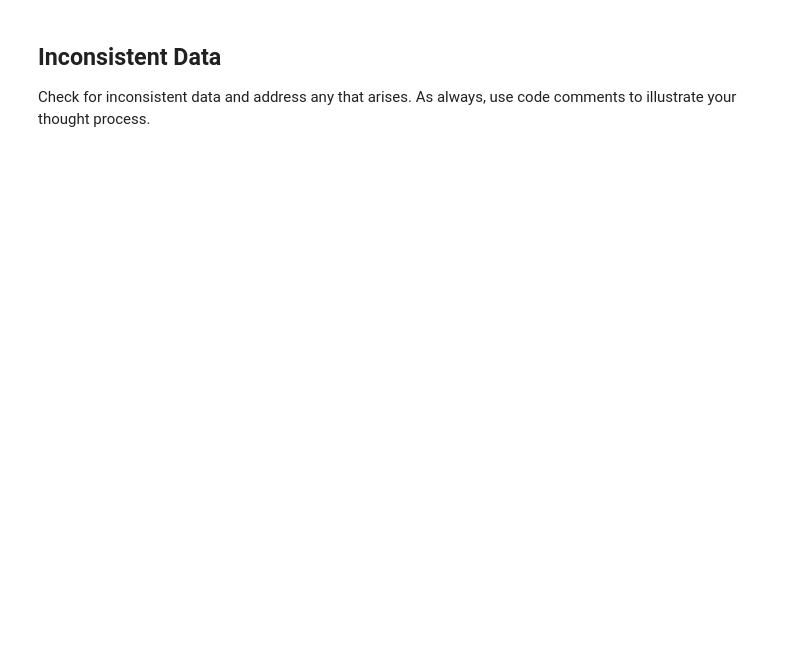
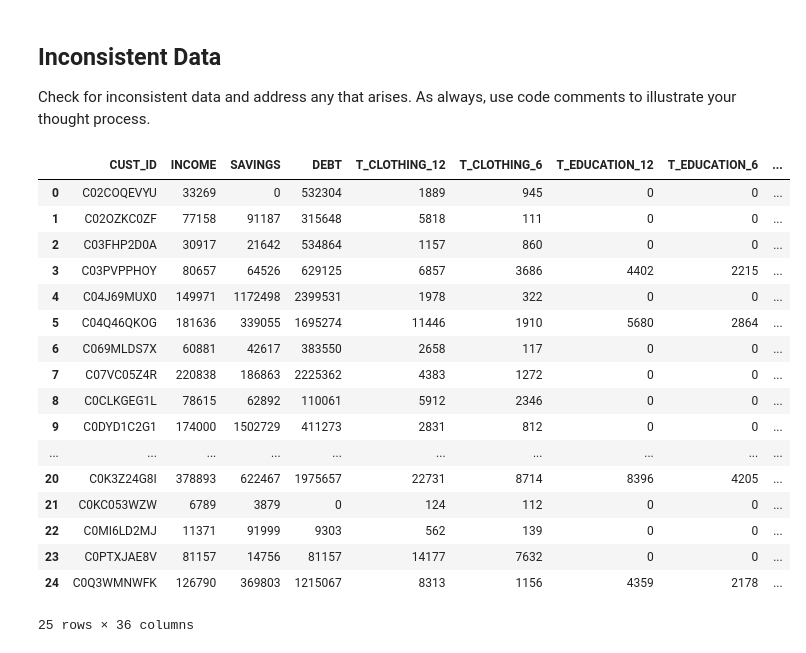
Before and after one commit to LSHAlluri/cleaning-data-checkpoint, a Jupyter notebook: checkpoint-three.ipynb, the cells around one changed output. Saved outputs shown, nothing was run; the diff lists cells and outputs as text; code cells hidden in the pictures; blank space fills up the shorter version.

```diff
--- a/checkpoint-three.ipynb
+++ b/checkpoint-three.ipynb
@@ -207,11 +205,7 @@ df_encoded = pd.get_dummies(df_category['type'])
 
 Look for the different types of unnecessary data in your dataset and address it as needed. Make sure to use code comments to illustrate your thought process.
 # %%
-
-# I've wanted to remove several columns that contain ratios values, easily obtained from other columns.
-# I am not interested in exploring the ratio colmuns further from the perspective of my business issue,
-# which is to analyse the customer spending behavior.
-# However, I am not sure if they might prove to be interesting figures to work with in Tableau.
+# I want to remove all the columns that contain ratio values, easily obtained from other columns.
 
 # There are several ratio columns:
 # R_DEBT_SAVINGS, R_SAVINGS_INCOME, R_DEBT_INCOME
@@ -229,27 +223,26 @@ Look for the different types of unnecessary data in your dataset and address it
 # R_EXPENDITURE, R_EXPENDITURE_SAVINGS, R_EXPENDITURE_DEBT, R_EXPENDITURE_INCOME
 
 # shape of the dataframe before dropping the columns.
-credit_df.shape
+print(credit_df.shape)
 
 # Dropping the ratio columns:
-# credit_df = credit_df.drop(columns=['R_DEBT_SAVINGS', 'R_SAVINGS_INCOME', 'R_DEBT_INCOME',
-# 'R_CLOTHING', 'R_CLOTHING_SAVINGS', 'R_CLOTHING_DEBT', 'R_CLOTHING_INCOME',
-# 'R_EDUCATION', 'R_EDUCATION_SAVINGS', 'R_EDUCATION_DEBT', 'R_EDUCATION_INCOME',
-# 'R_ENTERTAINMENT', 'R_ENTERTAINMENT_SAVINGS', 'R_ENTERTAINMENT_DEBT', 'R_ENTERTAINMENT_INCOME',
-# 'R_FINES', 'R_FINES_SAVINGS', 'R_FINES_DEBT', 'R_FINES_INCOME',
-# 'R_GAMBLING', 'R_GAMBLING_SAVINGS', 'R_GAMBLING_DEBT', 'R_GAMBLING_INCOME',
-# 'R_GROCERIES', 'R_GROCERIES_SAVINGS', 'R_GROCERIES_DEBT', 'R_GROCERIES_INCOME',
-# 'R_HEALTH', 'R_HEALTH_SAVINGS', 'R_HEALTH_DEBT', 'R_HEALTH_INCOME',
-# 'R_HOUSING', 'R_HOUSING_SAVINGS', 'R_HOUSING_DEBT', 'R_HOUSING_INCOME',
-# 'R_TAX', 'R_TAX_SAVINGS', 'R_TAX_DEBT', 'R_TAX_INCOME',
-# 'R_TRAVEL', 'R_TRAVEL_SAVINGS', 'R_TRAVEL_DEBT', 'R_TRAVEL_INCOME',
-# 'R_UTILITIES', 'R_UTILITIES_SAVINGS', 'R_UTILITIES_DEBT', 'R_UTILITIES_INCOME',
-# 'R_EXPENDITURE', 'R_EXPENDITURE_SAVINGS', 'R_EXPENDITURE_DEBT', 'R_EXPENDITURE_INCOME'])
+credit_df = credit_df.drop(columns=['R_DEBT_SAVINGS', 'R_SAVINGS_INCOME', 'R_DEBT_INCOME',
+'R_CLOTHING', 'R_CLOTHING_SAVINGS', 'R_CLOTHING_DEBT', 'R_CLOTHING_INCOME',
+'R_EDUCATION', 'R_EDUCATION_SAVINGS', 'R_EDUCATION_DEBT', 'R_EDUCATION_INCOME',
+'R_ENTERTAINMENT', 'R_ENTERTAINMENT_SAVINGS', 'R_ENTERTAINMENT_DEBT', 'R_ENTERTAINMENT_INCOME',
+'R_FINES', 'R_FINES_SAVINGS', 'R_FINES_DEBT', 'R_FINES_INCOME',
+'R_GAMBLING', 'R_GAMBLING_SAVINGS', 'R_GAMBLING_DEBT', 'R_GAMBLING_INCOME',
+'R_GROCERIES', 'R_GROCERIES_SAVINGS', 'R_GROCERIES_DEBT', 'R_GROCERIES_INCOME',
+'R_HEALTH', 'R_HEALTH_SAVINGS', 'R_HEALTH_DEBT', 'R_HEALTH_INCOME',
+'R_HOUSING', 'R_HOUSING_SAVINGS', 'R_HOUSING_DEBT', 'R_HOUSING_INCOME',
+'R_TAX', 'R_TAX_SAVINGS', 'R_TAX_DEBT', 'R_TAX_INCOME',
+'R_TRAVEL', 'R_TRAVEL_SAVINGS', 'R_TRAVEL_DEBT', 'R_TRAVEL_INCOME',
+'R_UTILITIES', 'R_UTILITIES_SAVINGS', 'R_UTILITIES_DEBT', 'R_UTILITIES_INCOME',
+'R_EXPENDITURE', 'R_EXPENDITURE_SAVINGS', 'R_EXPENDITURE_DEBT', 'R_EXPENDITURE_INCOME'])
 
 # shape of the dataframe after dropping the columns.
-credit_df.shape
+print(credit_df.shape)
 
-# print("There are", credit_df.duplicated().sum(),"duplicated rows.")
-
-# print(credit_df)
+# Checking for duplicate data
+print("There are", credit_df.duplicated().sum(),"duplicated rows.")
 # %% [output]
@@ -274,4 +253,27 @@ credit_df.shape
 ## Inconsistent Data
 
 Check for inconsistent data and address any that arises. As always, use code comments to illustrate your thought process.
+# %%
+credit_df.head(25)
+# From a look at the top 25 entries and the EDA I have done so far, I dont see any inconsistent data.
+# The datatypes of data in the colomns are consistent and uniform.
+# %% [output]
+|  | CUST_ID | INCOME | SAVINGS | DEBT | T_CLOTHING_12 | T_CLOTHING_6 | T_EDUCATION_12 | T_EDUCATION_6 | ... |
+| 0 | C02COQEVYU | 33269 | 0 | 532304 | 1889 | 945 | 0 | 0 | ... |
+| 1 | C02OZKC0ZF | 77158 | 91187 | 315648 | 5818 | 111 | 0 | 0 | ... |
+| 2 | C03FHP2D0A | 30917 | 21642 | 534864 | 1157 | 860 | 0 | 0 | ... |
+| 3 | C03PVPPHOY | 80657 | 64526 | 629125 | 6857 | 3686 | 4402 | 2215 | ... |
+| 4 | C04J69MUX0 | 149971 | 1172498 | 2399531 | 1978 | 322 | 0 | 0 | ... |
+| 5 | C04Q46QKOG | 181636 | 339055 | 1695274 | 11446 | 1910 | 5680 | 2864 | ... |
+| 6 | C069MLDS7X | 60881 | 42617 | 383550 | 2658 | 117 | 0 | 0 | ... |
+| 7 | C07VC05Z4R | 220838 | 186863 | 2225362 | 4383 | 1272 | 0 | 0 | ... |
+| 8 | C0CLKGEG1L | 78615 | 62892 | 110061 | 5912 | 2346 | 0 | 0 | ... |
+| 9 | C0DYD1C2G1 | 174000 | 1502729 | 411273 | 2831 | 812 | 0 | 0 | ... |
+| ... | ... | ... | ... | ... | ... | ... | ... | ... | ... |
+| 20 | C0K3Z24G8I | 378893 | 622467 | 1975657 | 22731 | 8714 | 8396 | 4205 | ... |
+| 21 | C0KC053WZW | 6789 | 3879 | 0 | 124 | 112 | 0 | 0 | ... |
+| 22 | C0MI6LD2MJ | 11371 | 91999 | 9303 | 562 | 139 | 0 | 0 | ... |
+| 23 | C0PTXJAE8V | 81157 | 14756 | 81157 | 14177 | 7632 | 0 | 0 | ... |
+| 24 | C0Q3WMNWFK | 126790 | 369803 | 1215067 | 8313 | 1156 | 4359 | 2178 | ... |
+25 rows × 36 columns
 # %%
```
Also changed, not shown: parts of 12 cells of this notebook.
